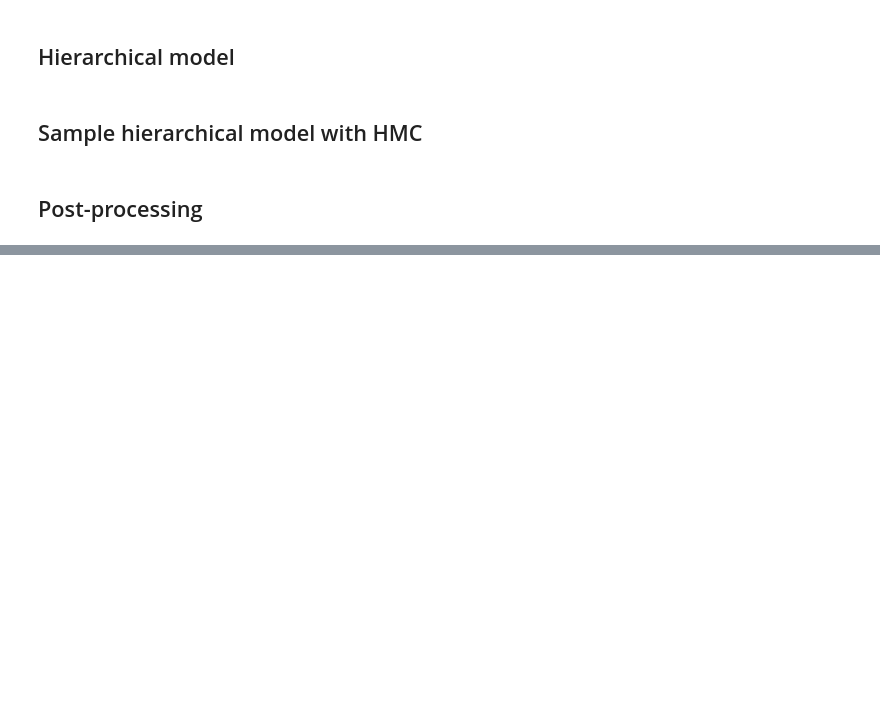
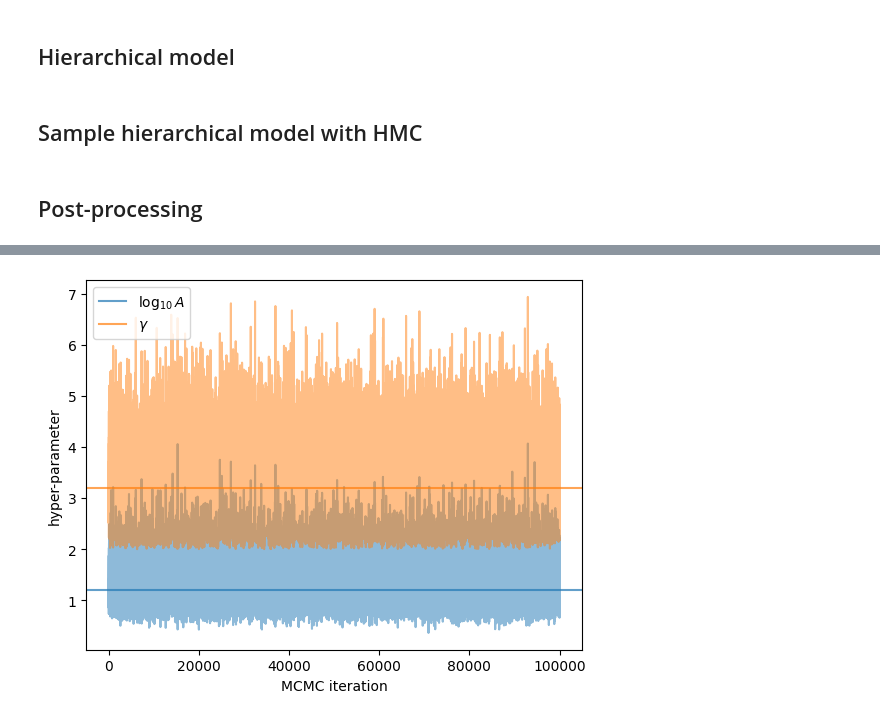
Before and after one commit to aiden-g12321/Neals_funnel, a Jupyter notebook: power_law/hierarchical.ipynb, the cells around one changed output, grey strips where cells are left out. Cells and saved outputs as stored; diff of their text form; code cells hidden in the pictures; blank space fills up the shorter version.

```diff
--- a/power_law/hierarchical.ipynb
+++ b/power_law/hierarchical.ipynb
@@ -179,0 +210,37 @@ np.save('hyper_samples.npy', samples[:, :2])
+# %%
+# sample with NumPyro
+def standard_sampling_model():
+
+    # draw Fourier coefficients from standard normal
+    a_standard = numpyro.sample('a_standard', dist.Normal().expand((Na,)))
+
+    # draw hyper-parameters from uniform prior
+    hypers = numpyro.sample('hypers', dist.Uniform(hyper_mins, hyper_maxs))
+
+    # posterior factor
+    numpyro.factor('lnpost', lnpost_standard(hypers, a_standard))
+
+
+standard_nuts_kernel = numpyro.infer.NUTS(model=standard_sampling_model,
+                                          dense_mass=False,
+                                        #   init_strategy=init_to_value(values={'a_standard': jnp.zeros(Na),
+                                        #                                       'hypers': hypers_inj}),
+                                          )
+standard_mcmc = numpyro.infer.MCMC(sampler=standard_nuts_kernel,
+                                   num_warmup=int(5e3),
+                                   num_samples=int(1e5))
+standard_mcmc.run(jr.key(12))
+standard_samples_dict = standard_mcmc.get_samples()
+standard_samples = np.concatenate((standard_samples_dict['hypers'],
+                                   standard_samples_dict['a_standard']),
+                                   axis=1)
+# %%
+for i in range(2):
+    plt.plot(standard_samples[:, i], color=f'C{i}', alpha=0.5)
+    plt.axhline(hypers_inj[i], color=f'C{i}', alpha=0.7, label=hyper_labels[i])
+plt.xlabel('MCMC iteration')
+plt.ylabel('hyper-parameter')
+plt.legend()
+plt.show()
+# %% [output]
+[figure, added]
```
Also changed, not shown: parts of 13 cells of this notebook, 11 other files.
